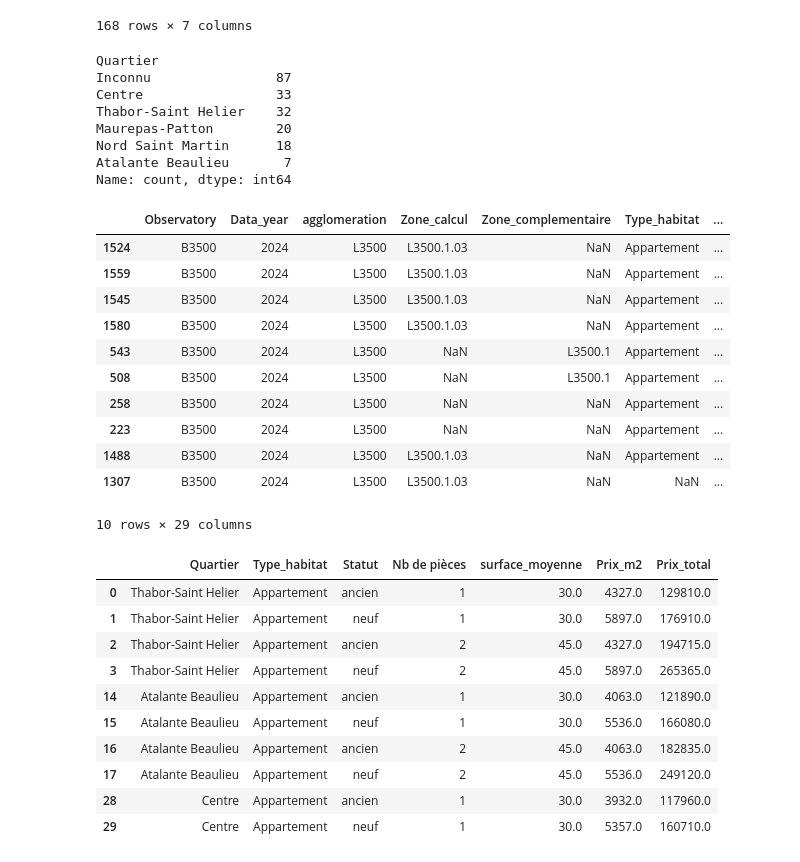
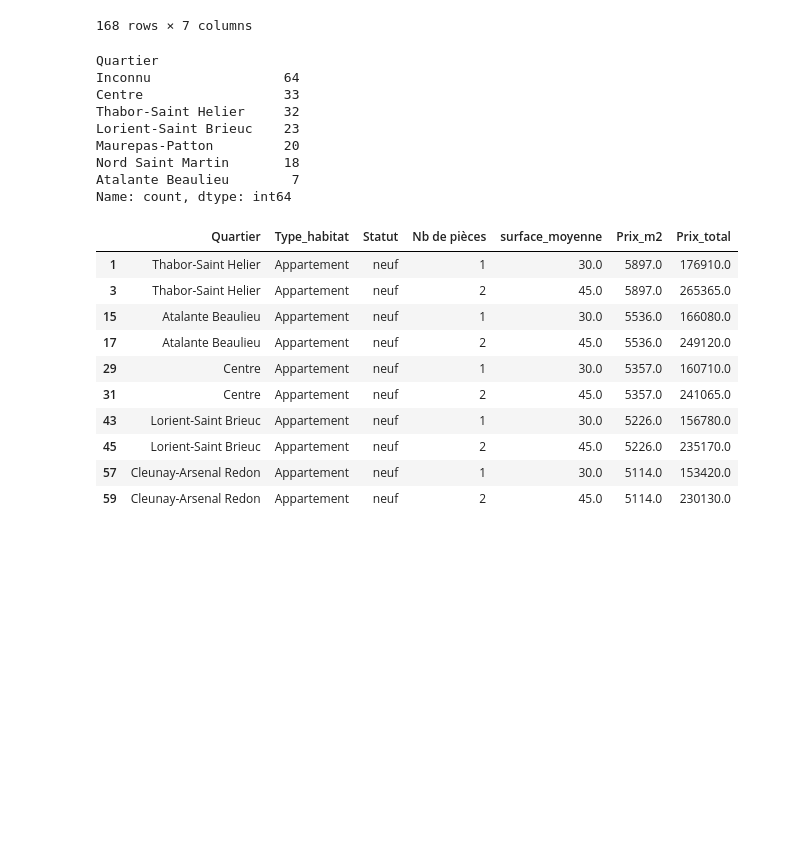
Before and after one commit to adam2504/Analyse_Donnees_Foncieres, a Jupyter notebook: notebook_lucien.ipynb, the cells around one changed output. Saved outputs shown, nothing was run; the diff lists cells and outputs as text; code cells hidden in the pictures; blank space fills up the shorter version.

```diff
--- a/notebook_lucien.ipynb
+++ b/notebook_lucien.ipynb
@@ -219,7 +216,7 @@ df['Surface (m²)'] = df['Surface (m²)'].astype(float)
 df['Prix au m² (€)'] = df['Prix au m² (€)'].astype(float)
 df['Prix total estimé (€)'] = df['Prix total estimé (€)'].astype(float)
 # %%
-df_etudiants = df[(df['Type de bien'] == 'Appartement') & (df['Surface (m²)'] < 50)]
+df_etudiants = df[(df['Type de bien'] == 'Appartement') & (df['Surface (m²)'] <= 45) & (df['Statut'] == 'neuf')]
 df2 = df2[((df2['Type_habitat'] == 'Appartement') | (df2['nombre_pieces_homogene'] == 'Appart 1P') | (df2['nombre_pieces_homogene'] == 'Appart 2P')) & (df2['surface_moyenne'] < 50)]
 # %%
 df2 = df2.sort_values(by="moyenne_loyer_mensuel")
@@ -228,9 +225,11 @@ df2 = df2[df2['nombre_logements'].notna() & (df2['nombre_logements'] != 0)]
 mapping_zones = {
     "L3500.1.01": "Centre",
     "L3500.1.02": "Thabor-Saint Helier",
+    "L3500.1.03": "Lorient-Saint Brieuc",
     "L3500.1.04": "Nord Saint Martin",
     "L3500.1.05": "Maurepas-Patton",
     "L3500.1.06": "Atalante Beaulieu",
+    "L3500.1.07": "Francisco-Vern-Poterie",
     "L3500.1.08": "Sud Gare",
     "L3500.1.09": "Cleunay-Arsenal Redon",
     "L3500.1.10": "Villejean-Beauregard",
@@ -248,37 +247,25 @@ df_etudiants = df_etudiants.rename(columns={
 })
 # %% [output]
 Quartier
-Inconnu                87
-Centre                 33
-Thabor-Saint Helier    32
-Maurepas-Patton        20
-Nord Saint Martin      18
-Atalante Beaulieu       7
+Inconnu                 64
+Centre                  33
+Thabor-Saint Helier     32
+Lorient-Saint Brieuc    23
+Maurepas-Patton         20
+Nord Saint Martin       18
+Atalante Beaulieu        7
 Name: count, dtype: int64
 # %%
-display(df2.head(10))
 display(df_etudiants.head(10))
 # %% [output]
-|  | Observatory | Data_year | agglomeration | Zone_calcul | Zone_complementaire | Type_habitat | ... |
-| 1524 | B3500 | 2024 | L3500 | L3500.1.03 | NaN | Appartement | ... |
-| 1559 | B3500 | 2024 | L3500 | L3500.1.03 | NaN | Appartement | ... |
-| 1545 | B3500 | 2024 | L3500 | L3500.1.03 | NaN | Appartement | ... |
-| 1580 | B3500 | 2024 | L3500 | L3500.1.03 | NaN | Appartement | ... |
-| 543 | B3500 | 2024 | L3500 | NaN | L3500.1 | Appartement | ... |
-| 508 | B3500 | 2024 | L3500 | NaN | L3500.1 | Appartement | ... |
-| 258 | B3500 | 2024 | L3500 | NaN | NaN | Appartement | ... |
-| 223 | B3500 | 2024 | L3500 | NaN | NaN | Appartement | ... |
-| 1488 | B3500 | 2024 | L3500 | L3500.1.03 | NaN | Appartement | ... |
-| 1307 | B3500 | 2024 | L3500 | L3500.1.03 | NaN | NaN | ... |
+|  | Quartier | Type_habitat | Statut | Nb de pièces | surface_moyenne | Prix_m2 | Prix_total |
+| 1 | Thabor-Saint Helier | Appartement | neuf | 1 | 30.0 | 5897.0 | 176910.0 |
+| 3 | Thabor-Saint Helier | Appartement | neuf | 2 | 45.0 | 5897.0 | 265365.0 |
+| 15 | Atalante Beaulieu | Appartement | neuf | 1 | 30.0 | 5536.0 | 166080.0 |
+| 17 | Atalante Beaulieu | Appartement | neuf | 2 | 45.0 | 5536.0 | 249120.0 |
+| 29 | Centre | Appartement | neuf | 1 | 30.0 | 5357.0 | 160710.0 |
+| 31 | Centre | Appartement | neuf | 2 | 45.0 | 5357.0 | 241065.0 |
+| 43 | Lorient-Saint Brieuc | Appartement | neuf | 1 | 30.0 | 5226.0 | 156780.0 |
+| 45 | Lorient-Saint Brieuc | Appartement | neuf | 2 | 45.0 | 5226.0 | 235170.0 |
+| 57 | Cleunay-Arsenal Redon | Appartement | neuf | 1 | 30.0 | 5114.0 | 153420.0 |
+| 59 | Cleunay-Arsenal Redon | Appartement | neuf | 2 | 45.0 | 5114.0 | 230130.0 |
-10 rows × 29 columns
-|  | Quartier | Type_habitat | Statut | Nb de pièces | surface_moyenne | Prix_m2 | Prix_total |
-| 0 | Thabor-Saint Helier | Appartement | ancien | 1 | 30.0 | 4327.0 | 129810.0 |
-| 1 | Thabor-Saint Helier | Appartement | neuf | 1 | 30.0 | 5897.0 | 176910.0 |
-| 2 | Thabor-Saint Helier | Appartement | ancien | 2 | 45.0 | 4327.0 | 194715.0 |
-| 3 | Thabor-Saint Helier | Appartement | neuf | 2 | 45.0 | 5897.0 | 265365.0 |
-| 14 | Atalante Beaulieu | Appartement | ancien | 1 | 30.0 | 4063.0 | 121890.0 |
-| 15 | Atalante Beaulieu | Appartement | neuf | 1 | 30.0 | 5536.0 | 166080.0 |
-| 16 | Atalante Beaulieu | Appartement | ancien | 2 | 45.0 | 4063.0 | 182835.0 |
-| 17 | Atalante Beaulieu | Appartement | neuf | 2 | 45.0 | 5536.0 | 249120.0 |
-| 28 | Centre | Appartement | ancien | 1 | 30.0 | 3932.0 | 117960.0 |
-| 29 | Centre | Appartement | neuf | 1 | 30.0 | 5357.0 | 160710.0 |
```
Also changed, not shown: parts of 6 cells of this notebook.
